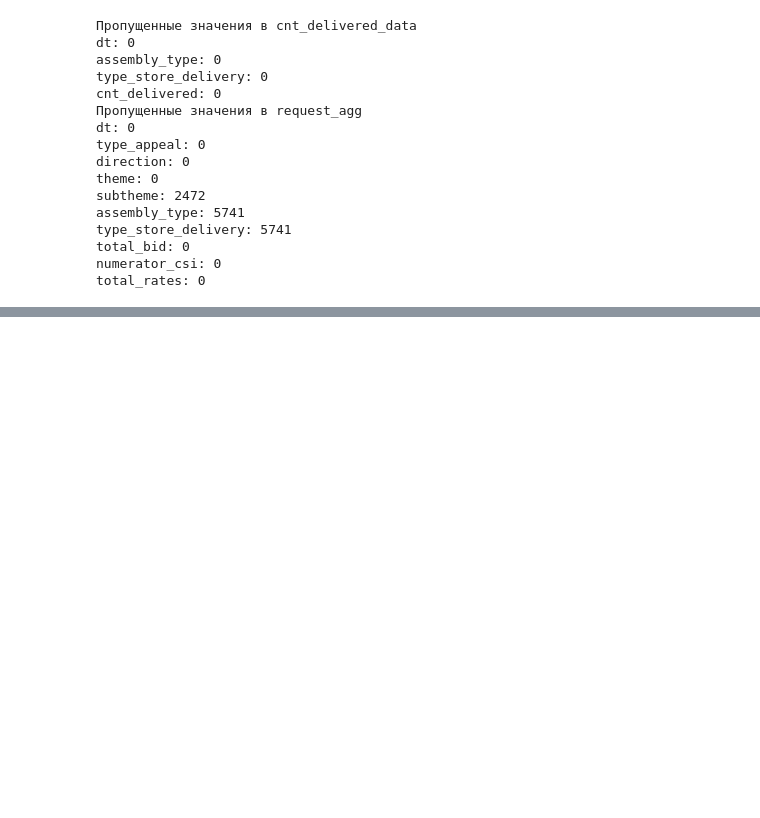
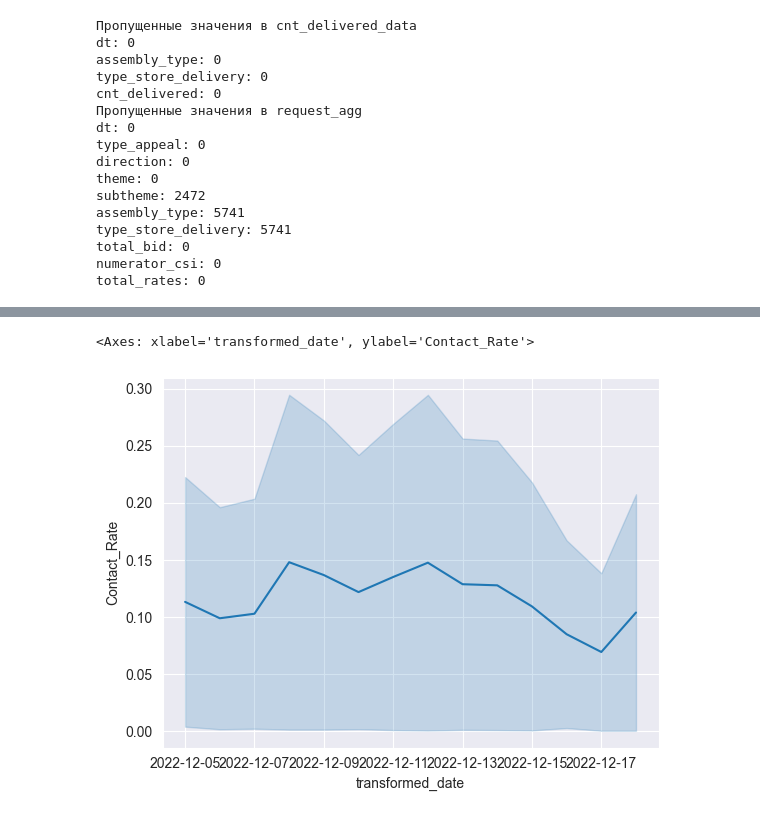
Before and after one commit to AlexProductAnalyst/PORTFOLIO, a Jupyter notebook: Sbermarket_data_analysis/Sbermarket_data_analysis.ipynb, the cells around one changed output, grey strips where cells are left out. Cells and saved outputs as stored; diff of their text form; code cells hidden in the pictures; blank space fills up the shorter version.

```diff
--- a/Sbermarket_data_analysis/Sbermarket_data_analysis.ipynb
+++ b/Sbermarket_data_analysis/Sbermarket_data_analysis.ipynb
@@ -153,0 +253,18 @@ print(request_agg.sample(5))
+# %%
+# анализируем СR по внешней сборке
+
+# Создаем DataFrame c CR о внешней сборке в различных срезах
+CR_outer_requests1 = request_agg\
+    .query("assembly_type == 'внешняя'")\
+    .groupby(["transformed_date","type_store_delivery"], as_index=False)\
+    .agg({"total_bid": "sum"})
+
+CR_outer_orders1 = cnt_delivered_data\
+    .query("assembly_type == 'внешняя'")\
+    .groupby(["transformed_date","type_store_delivery"], as_index=False)\
+    .agg({"cnt_delivered": "sum"})
+
+CR_outer1 = CR_outer_requests1.merge(CR_outer_orders1, on=["transformed_date", "type_store_delivery"], how="inner")
+CR_outer1["Contact_Rate"] = CR_outer1["total_bid"]/CR_outer1["cnt_delivered"]
+
+CR_outer1
@@ -153,0 +289,5 @@ print(request_agg.sample(5))
+# %%
+sns.lineplot(data=CR_outer1, x=CR_outer1["transformed_date"], y=CR_outer1["Contact_Rate"])
+# %% [output]
+<Axes: xlabel='transformed_date', ylabel='Contact_Rate'>
+[figure, added]
```
Also changed, not shown: parts of 10 cells of this notebook.
